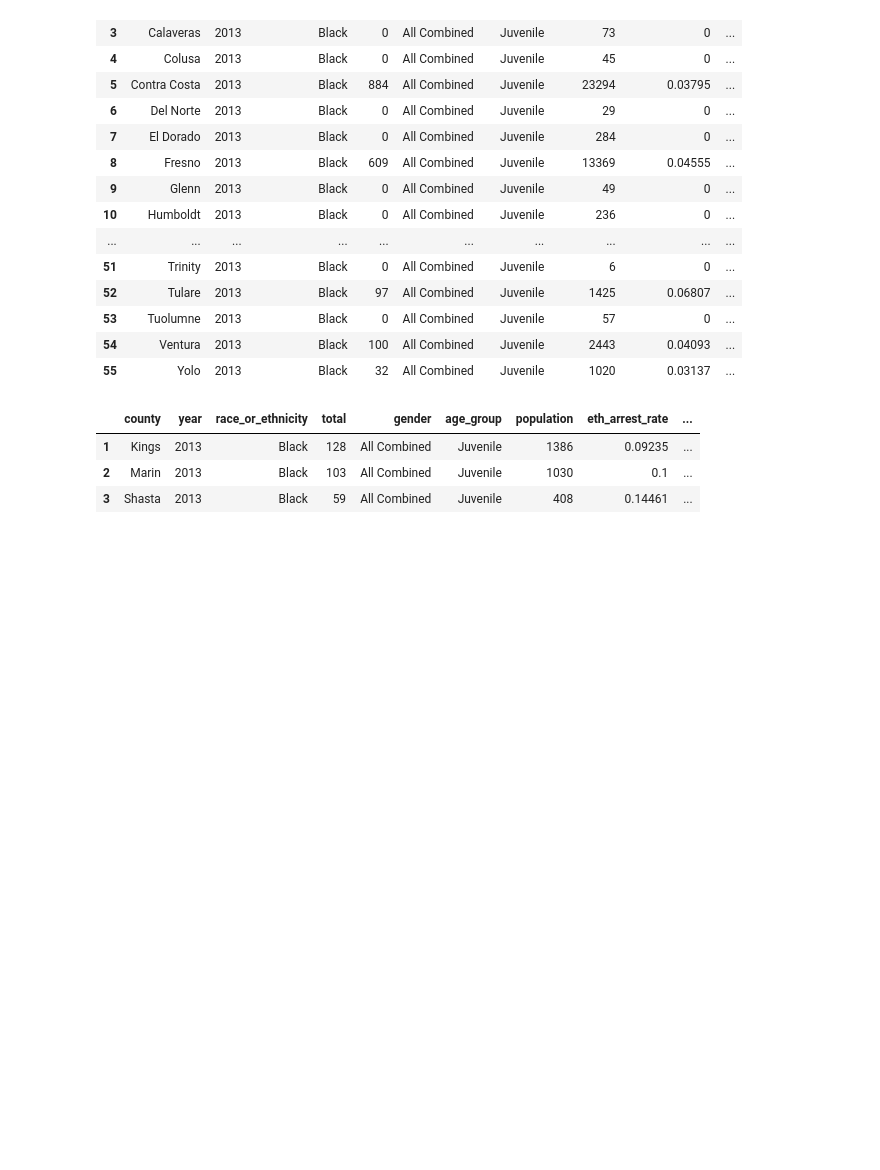
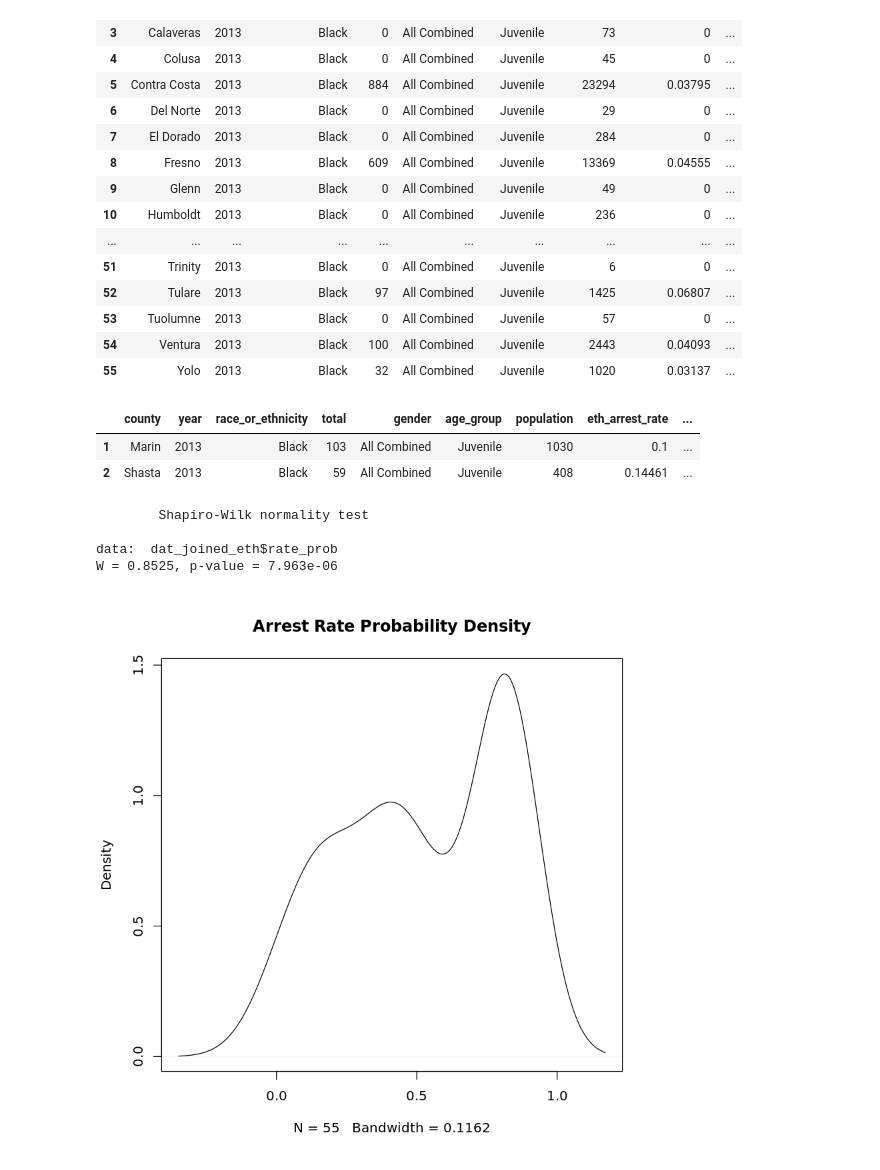
Before and after one commit to sfbrigade/data-science-wg, a Jupyter notebook: projects-in-this-repo/CA_DOJ_OpenJustice/OpenJustice_explore_ethnic_jv.ipynb, the cells around one changed output. Saved outputs shown, nothing was run; the diff lists cells and outputs as text; code cells hidden in the pictures; blank space fills up the shorter version.

Commit message:
Refined stat calc and checked distribution assumptions.
Github-viewable. More by tonight/tomorrow.

```diff
--- a/projects-in-this-repo/CA_DOJ_OpenJustice/OpenJustice_explore_ethnic_jv.ipynb
+++ b/projects-in-this-repo/CA_DOJ_OpenJustice/OpenJustice_explore_ethnic_jv.ipynb
@@ -272,17 +272,34 @@ dat_joined_eth
 | 54 | Ventura | 2013 | Black | 100 | All Combined | Juvenile | 2443 | 0.04093 | ... |
 | 55 | Yolo | 2013 | Black | 32 | All Combined | Juvenile | 1020 | 0.03137 | ... |
 # %%
-## Calculate t-scores per rate probability.
-dat_joined_eth$t_score <- qt(dat_joined_eth$rate_prob, df = (length(unique(dat_joined_eth$rate_prob)) - 1),
-                             lower.tail = FALSE, log.p = FALSE)
+## Calculate z-scores per rate probability.
+dat_joined_eth$z_score <- qnorm(dat_joined_eth$rate_prob, lower.tail = FALSE, log.p = FALSE)
-# %%
-## Now, show only those counties whose t-scores are higher than 2.
-## I.E. These are the counties who display a statistically significantly higher rate of arresting the
-## given race/ethnic group than the "norm" for arresting the given race/ethnic (which may already be
-## higher/lower than for other groups).
-dat_joined_eth[dat_joined_eth$t_score >= 2,]
-# %% [output]
-|  | county | year | race_or_ethnicity | total | gender | age_group | population | eth_arrest_rate | ... |
-| 1 | Kings | 2013 | Black | 128 | All Combined | Juvenile | 1386 | 0.09235 | ... |
-| 2 | Marin | 2013 | Black | 103 | All Combined | Juvenile | 1030 | 0.1 | ... |
-| 3 | Shasta | 2013 | Black | 59 | All Combined | Juvenile | 408 | 0.14461 | ... |
+# %%
+## Now, show only those counties whose z-scores are higher than 2.
+
+## I.E. These are the counties whose arrest rates of the given ethnicity are statistical 'outliers'
+## among those of their California peer counties. Put another way, their exhibited arrest rates
+## have a very low probability of happening purely by chance.
+dat_joined_eth[dat_joined_eth$z_score >= 2,]
+
+## IF using t-distribution
+## dat_joined_eth[dat_joined_eth$t_score >= 2,]
+# %% [output]
+|  | county | year | race_or_ethnicity | total | gender | age_group | population | eth_arrest_rate | ... |
+| 1 | Marin | 2013 | Black | 103 | All Combined | Juvenile | 1030 | 0.1 | ... |
+| 2 | Shasta | 2013 | Black | 59 | All Combined | Juvenile | 408 | 0.14461 | ... |
+# %%
+## Given the high number of '0' total arrests for the given ethnic group (and consequent 81% probabilities),
+## I have to wonder if we're indeed working with a normal distribution, so let's test that.
+
+## Plot the density
+plot(density(dat_joined_eth$rate_prob), main = "Arrest Rate Probability Density")
+
+## Test for normal distribution (Shapiro-Wilk normality test)
+shapiro.test(dat_joined_eth$rate_prob)
+# %% [output]
+        Shapiro-Wilk normality test
+
+data:  dat_joined_eth$rate_prob
+W = 0.8525, p-value = 7.963e-06
+[figure, added]
```
Also changed, not shown: parts of 1 cell of this notebook.
